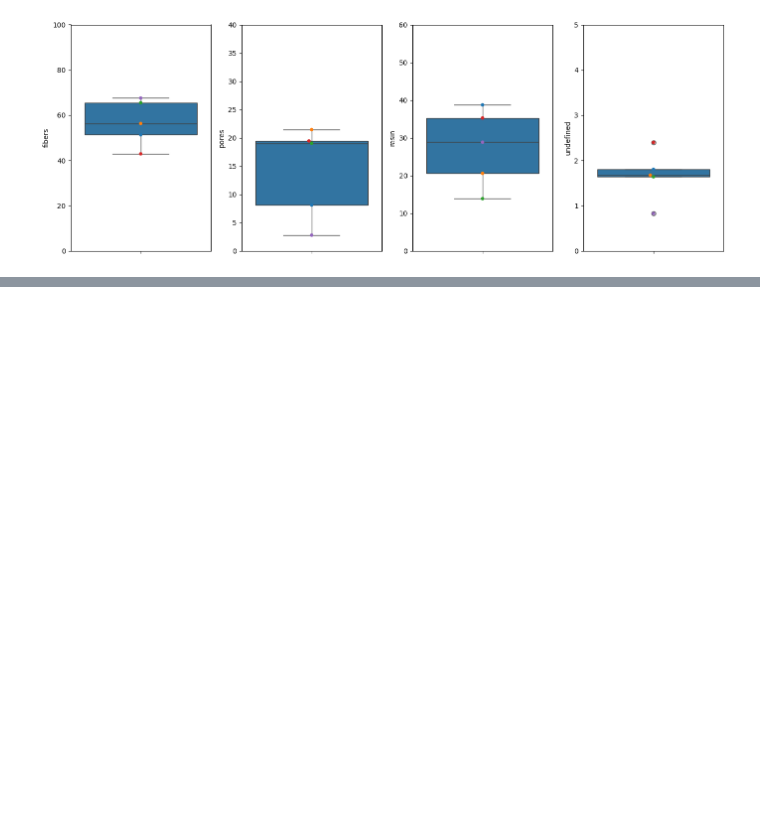
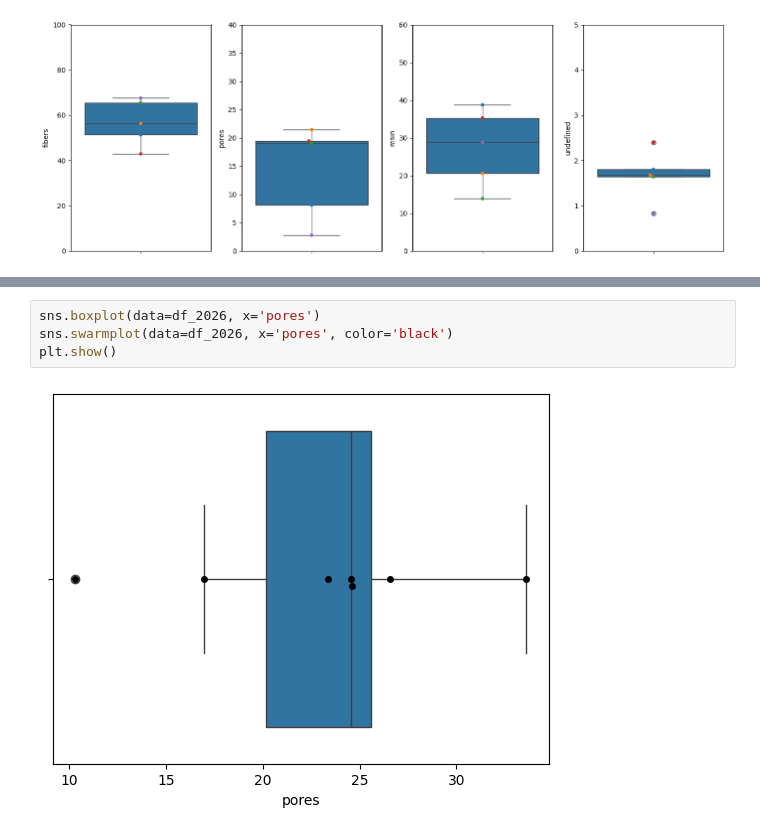
Before and after one commit to lneira19/micrography-imgpro, a Jupyter notebook: ProcesamientoMarzo2026/ProcMarzo2026.ipynb, the cells around one changed output, grey strips where cells are left out. Saved outputs shown, nothing was run; the diff lists cells and outputs as text; blank space fills up the shorter version.

```diff
--- a/ProcesamientoMarzo2026/ProcMarzo2026.ipynb
+++ b/ProcesamientoMarzo2026/ProcMarzo2026.ipynb
@@ -304,0 +348,6 @@ plt.show()
+# %%
+sns.boxplot(data=df_2026, x='pores')
+sns.swarmplot(data=df_2026, x='pores', color='black')
+plt.show()
+# %% [output]
+[figure, added]
```
Also changed, not shown: parts of 8 cells of this notebook.
